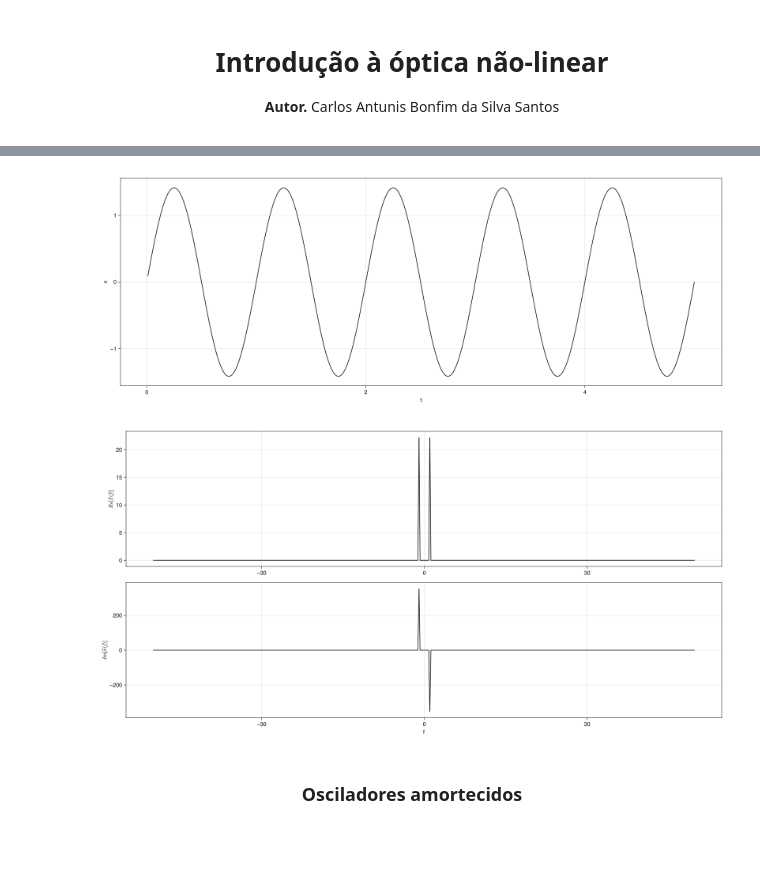
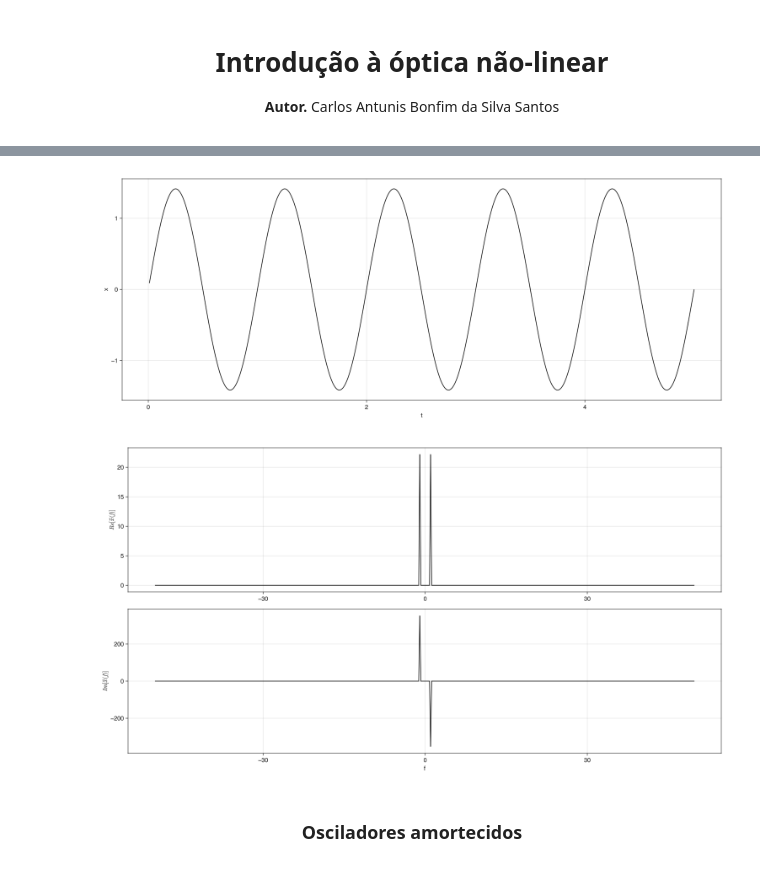
Before and after one commit to carlos-antunis-physics/notas-de-optica-nao-linear, a Jupyter notebook: notebooks/lecture-1.ipynb, the cells around one changed output, grey strips where cells are left out. Saved outputs shown, nothing was run; the diff lists cells and outputs as text; code cells hidden in the pictures; blank space fills up the shorter version.

```diff
--- a/notebooks/lecture-1.ipynb
+++ b/notebooks/lecture-1.ipynb
@@ -75,17 +102,17 @@ record(fig, "assets/lecture-1/harmonic-oscillator.gif", ts; framerate=15) do t
     display(fig);
 end;
 # %%
-fig = Figure(size = (1600, 600));
+fig = Figure(size = (1500, 600));
 ax = Axis(fig[1, 1], xlabel = "t", ylabel = "x");
 
 line = lines!(ax, ts, xs[2:end], color = :black);
 
 save("assets/lecture-1/harmonic-oscillator.png", fig);
 display("image/png", read("assets/lecture-1/harmonic-oscillator.png"));
 # %% [output]
-[figure, old version]
+[figure, new version]
 # %%
-fig = Figure(size = (1600, 800));
+fig = Figure(size = (1500, 800));
 ax = [
     Axis(fig[1, 1], ylabel = L"Re[\tilde{x}(f)]"),
     Axis(fig[2, 1], ylabel = L"Im[\tilde{x}(f)]", xlabel = "f")
@@ -99,7 +126,7 @@ line = lines!(ax[2], ωs, imag(f), color = :black);
 save("assets/lecture-1/harmonic-oscillator-ft.png", fig);
 display("image/png", read("assets/lecture-1/harmonic-oscillator-ft.png"));
 # %% [output]
-[figure, old version]
+[figure, new version]
 # %% [markdown]
 <div align="center">
 
```
Also changed, not shown: parts of 20 cells of this notebook, 19 other files.
